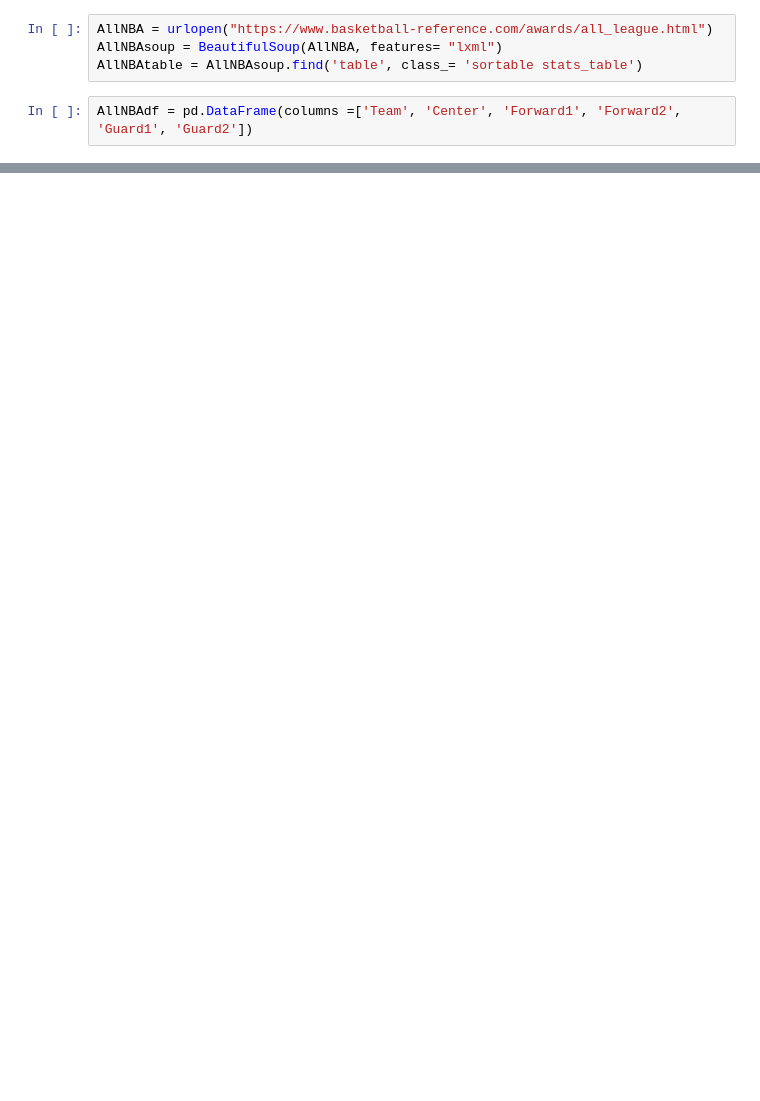
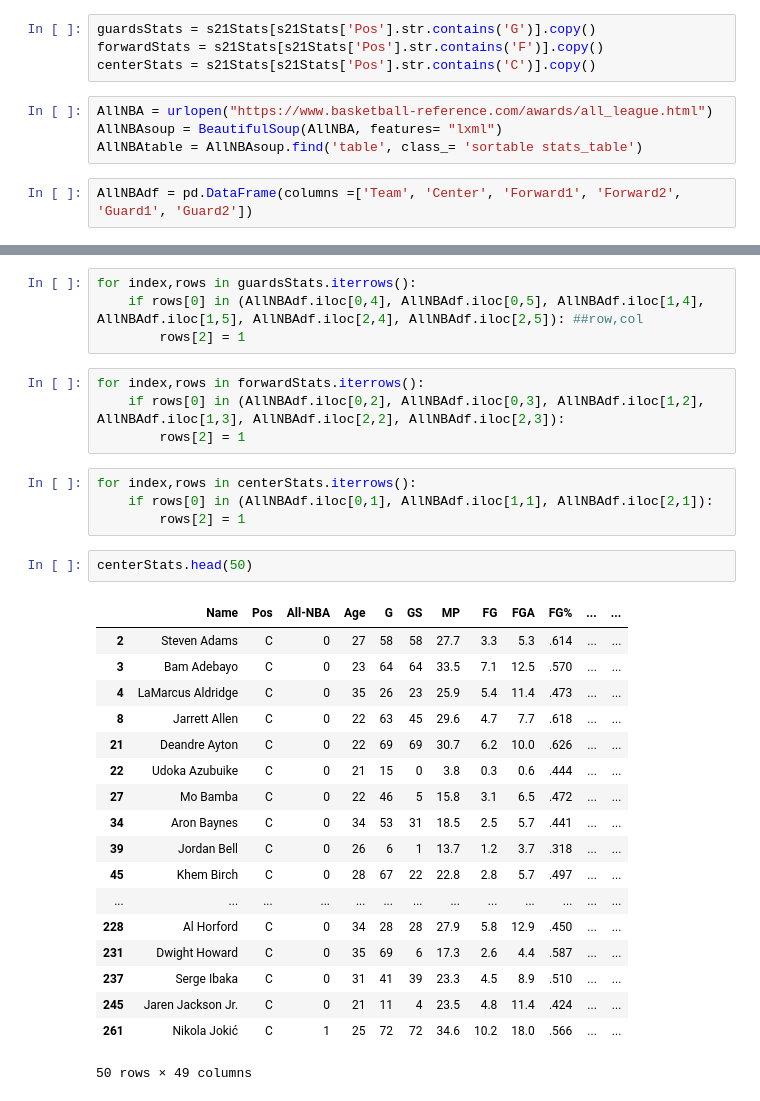
Before and after one commit to Ralhazmy1/AllNBA, a Jupyter notebook: All_NBA2021.ipynb, the cells around one changed output, grey strips where cells are left out. Cells and saved outputs as stored; diff of their text form; blank space fills up the shorter version.

```diff
--- a/All_NBA2021.ipynb
+++ b/All_NBA2021.ipynb
@@ -80,6 +80,10 @@ for adv_rows in advtable.tbody.find_all('tr', class_= 'full_table'):
         advDf = advDf.append({'adv_PER': Adv_PER, 'adv_TS%': Adv_Tper, 'adv_3PAr': Adv_3PAr, 'adv_FTr': Adv_FTr, 'adv_ORB%': Adv_ORBper, 'adv_DRB%': Adv_DRBper, 'adv_TRB%': Adv_TRBper, 'adv_AST%': Adv_ASTper, 'adv_STL%': Adv_STLper, 'adv_BLK%': Adv_BLKper, 'adv_TOV%': Adv_TOVper, 'adv_USG%': Adv_USGper, 'adv_OWS': Adv_OWS, 'adv_DWS': Adv_DWS, 'adv_WS': Adv_WS, 'adv_WS/48': Adv_WSper48, 'adv_OBPM': Adv_OBPM, 'adv_DBPM': Adv_DBPM, 'adv_BPM': Adv_BPM, 'adv_VORP': Adv_VORP}, ignore_index=True)
 # %%
 s21Stats = pd.concat([perDf, advDf], axis=1, join="inner")
+# %%
+guardsStats = s21Stats[s21Stats['Pos'].str.contains('G')].copy()
+forwardStats = s21Stats[s21Stats['Pos'].str.contains('F')].copy()
+centerStats = s21Stats[s21Stats['Pos'].str.contains('C')].copy()
 # %%
 AllNBA = urlopen("https://www.basketball-reference.com/awards/all_league.html")
 AllNBAsoup = BeautifulSoup(AllNBA, features= "lxml")
@@ -113,0 +118,33 @@ AllNBAdf.head()
+# %%
+for index,rows in guardsStats.iterrows():
+    if rows[0] in (AllNBAdf.iloc[0,4], AllNBAdf.iloc[0,5], AllNBAdf.iloc[1,4], AllNBAdf.iloc[1,5], AllNBAdf.iloc[2,4], AllNBAdf.iloc[2,5]): ##row,col
+        rows[2] = 1
+# %%
+for index,rows in forwardStats.iterrows():
+    if rows[0] in (AllNBAdf.iloc[0,2], AllNBAdf.iloc[0,3], AllNBAdf.iloc[1,2], AllNBAdf.iloc[1,3], AllNBAdf.iloc[2,2], AllNBAdf.iloc[2,3]):
+        rows[2] = 1
+# %%
+for index,rows in centerStats.iterrows():
+    if rows[0] in (AllNBAdf.iloc[0,1], AllNBAdf.iloc[1,1], AllNBAdf.iloc[2,1]):
+        rows[2] = 1
+# %%
+centerStats.head(50)
+# %% [output]
+|  | Name | Pos | All-NBA | Age | G | GS | MP | FG | FGA | FG% | ... | ... |
+| 2 | Steven Adams | C | 0 | 27 | 58 | 58 | 27.7 | 3.3 | 5.3 | .614 | ... | ... |
+| 3 | Bam Adebayo | C | 0 | 23 | 64 | 64 | 33.5 | 7.1 | 12.5 | .570 | ... | ... |
+| 4 | LaMarcus Aldridge | C | 0 | 35 | 26 | 23 | 25.9 | 5.4 | 11.4 | .473 | ... | ... |
+| 8 | Jarrett Allen | C | 0 | 22 | 63 | 45 | 29.6 | 4.7 | 7.7 | .618 | ... | ... |
+| 21 | Deandre Ayton | C | 0 | 22 | 69 | 69 | 30.7 | 6.2 | 10.0 | .626 | ... | ... |
+| 22 | Udoka Azubuike | C | 0 | 21 | 15 | 0 | 3.8 | 0.3 | 0.6 | .444 | ... | ... |
+| 27 | Mo Bamba | C | 0 | 22 | 46 | 5 | 15.8 | 3.1 | 6.5 | .472 | ... | ... |
+| 34 | Aron Baynes | C | 0 | 34 | 53 | 31 | 18.5 | 2.5 | 5.7 | .441 | ... | ... |
+| 39 | Jordan Bell | C | 0 | 26 | 6 | 1 | 13.7 | 1.2 | 3.7 | .318 | ... | ... |
+| 45 | Khem Birch | C | 0 | 28 | 67 | 22 | 22.8 | 2.8 | 5.7 | .497 | ... | ... |
+| ... | ... | ... | ... | ... | ... | ... | ... | ... | ... | ... | ... | ... |
+| 228 | Al Horford | C | 0 | 34 | 28 | 28 | 27.9 | 5.8 | 12.9 | .450 | ... | ... |
+| 231 | Dwight Howard | C | 0 | 35 | 69 | 6 | 17.3 | 2.6 | 4.4 | .587 | ... | ... |
+| 237 | Serge Ibaka | C | 0 | 31 | 41 | 39 | 23.3 | 4.5 | 8.9 | .510 | ... | ... |
+| 245 | Jaren Jackson Jr. | C | 0 | 21 | 11 | 4 | 23.5 | 4.8 | 11.4 | .424 | ... | ... |
+| 261 | Nikola Jokić | C | 1 | 25 | 72 | 72 | 34.6 | 10.2 | 18.0 | .566 | ... | ... |
+50 rows × 49 columns
```
Also changed, not shown: parts of 4 cells of this notebook.
